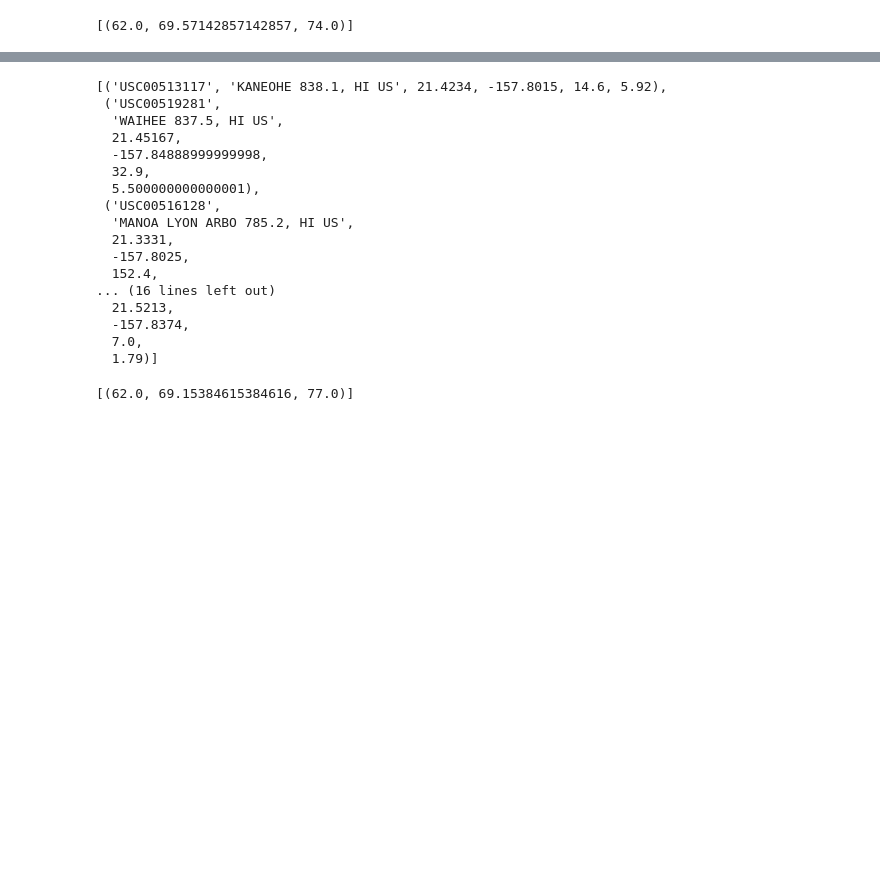
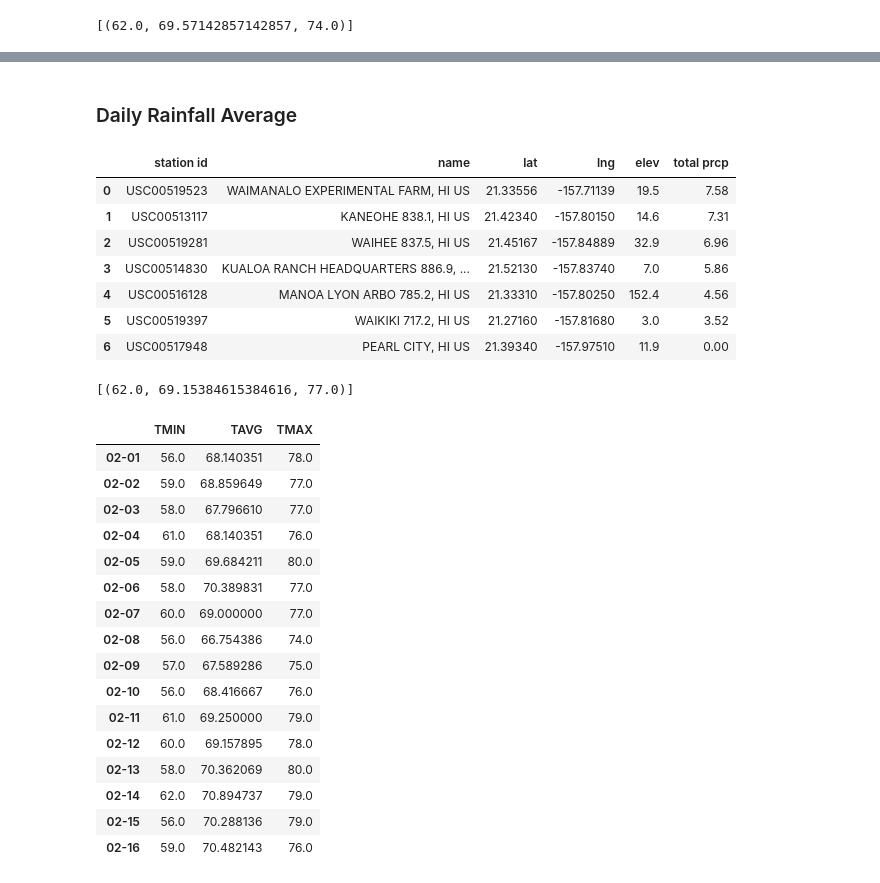
Before and after one commit to JonathanAntia/sqlalchemy-challenge, a Jupyter notebook: climate_analysis.ipynb, the cells around one changed output, grey strips where cells are left out. Cells and saved outputs as stored; diff of their text form; code cells hidden in the pictures; blank space fills up the shorter version.

```diff
--- a/climate_analysis.ipynb
+++ b/climate_analysis.ipynb
@@ -222,3 +234,5 @@ plt.show()
+# %% [markdown]
+### Daily Rainfall Average
 # %%
 # Calculate the total amount of rainfall per weather station for your trip dates using the previous year's matching dates.
 # Sort this in descending order by precipitation amount and list the station, name, latitude, longitude, and elevation
@@ -229,25 +243,17 @@ vacay_prcp_station = session.query(*select).\
                             filter(Measurement.date <= vacay_end).\
                             group_by(Station.station).\
                             order_by(func.sum(Measurement.prcp).desc()).all()
-vacay_prcp_station
+prcp_df = pd.DataFrame(vacay_prcp_station, columns=["station id","name","lat","lng","elev","total prcp"])
+prcp_df
 # %% [output]
-[('USC00513117', 'KANEOHE 838.1, HI US', 21.4234, -157.8015, 14.6, 5.92),
- ('USC00519281',
-  'WAIHEE 837.5, HI US',
-  21.45167,
-  -157.84888999999998,
-  32.9,
-  5.500000000000001),
- ('USC00516128',
-  'MANOA LYON ARBO 785.2, HI US',
-  21.3331,
-  -157.8025,
-  152.4,
-... (16 lines left out)
-  21.5213,
-  -157.8374,
-  7.0,
-  1.79)]
+|  | station id | name | lat | lng | elev | total prcp |
+| 0 | USC00519523 | WAIMANALO EXPERIMENTAL FARM, HI US | 21.33556 | -157.71139 | 19.5 | 7.58 |
+| 1 | USC00513117 | KANEOHE 838.1, HI US | 21.42340 | -157.80150 | 14.6 | 7.31 |
+| 2 | USC00519281 | WAIHEE 837.5, HI US | 21.45167 | -157.84889 | 32.9 | 6.96 |
+| 3 | USC00514830 | KUALOA RANCH HEADQUARTERS 886.9, ... | 21.52130 | -157.83740 | 7.0 | 5.86 |
+| 4 | USC00516128 | MANOA LYON ARBO 785.2, HI US | 21.33310 | -157.80250 | 152.4 | 4.56 |
+| 5 | USC00519397 | WAIKIKI 717.2, HI US | 21.27160 | -157.81680 | 3.0 | 3.52 |
+| 6 | USC00517948 | PEARL CITY, HI US | 21.39340 | -157.97510 | 11.9 | 0.00 |
 # %%
 # Create a query that will calculate the daily normals
 # (i.e. the averages for tmin, tmax, and tavg for all historic data matching a specific month and day)
@@ -283,2 +289,21 @@ daily_normals("01-01")
 # %%
 # Load the previous query results into a Pandas DataFrame and add the `trip_dates` range as the `date` index
+df = pd.DataFrame(normals, index= vacay_dates, columns=["TMIN","TAVG","TMAX"])
+# %% [output]
+|  | TMIN | TAVG | TMAX |
+| 02-01 | 56.0 | 68.140351 | 78.0 |
+| 02-02 | 59.0 | 68.859649 | 77.0 |
+| 02-03 | 58.0 | 67.796610 | 77.0 |
+| 02-04 | 61.0 | 68.140351 | 76.0 |
+| 02-05 | 59.0 | 69.684211 | 80.0 |
+| 02-06 | 58.0 | 70.389831 | 77.0 |
+| 02-07 | 60.0 | 69.000000 | 77.0 |
+| 02-08 | 56.0 | 66.754386 | 74.0 |
+| 02-09 | 57.0 | 67.589286 | 75.0 |
+| 02-10 | 56.0 | 68.416667 | 76.0 |
+| 02-11 | 61.0 | 69.250000 | 79.0 |
+| 02-12 | 60.0 | 69.157895 | 78.0 |
+| 02-13 | 58.0 | 70.362069 | 80.0 |
+| 02-14 | 62.0 | 70.894737 | 79.0 |
+| 02-15 | 56.0 | 70.288136 | 79.0 |
+| 02-16 | 59.0 | 70.482143 | 76.0 |
```
Also changed, not shown: parts of 10 cells of this notebook.
